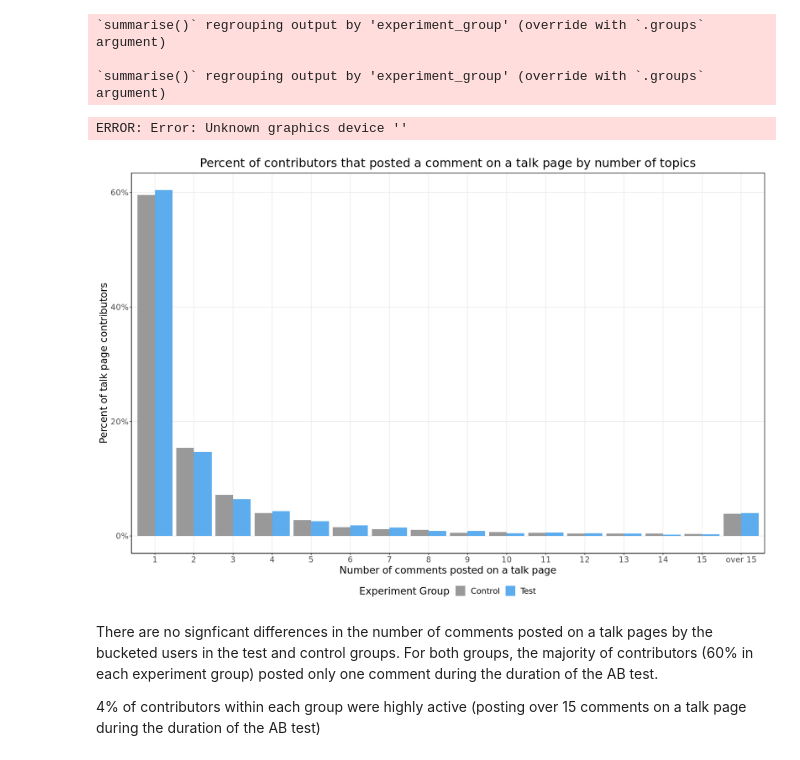
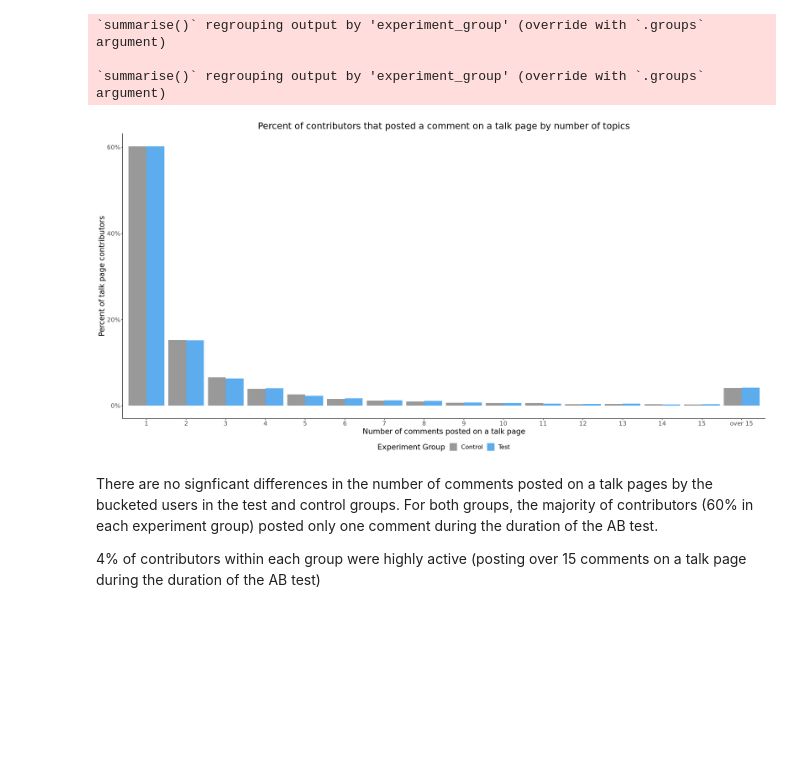
Before and after one commit to wikimedia-research/Topic-notifications-analysis-2022, a Jupyter notebook: topic_notifications_ab_test_report.ipynb, the cells around one changed output. Drawn from its saved outputs; the diff is of its cells as text; code cells hidden in the pictures; blank space fills up the shorter version.

```diff
--- a/topic_notifications_ab_test_report.ipynb
+++ b/topic_notifications_ab_test_report.ipynb
@@ -1027,28 +1044,26 @@ topic_contributors_bygroup <- topic_events %>%
 # %%
 # Chart groups
 
 p <- topic_contributors_bygroup  %>%
     ggplot(aes(x=topic_count_group, y = percent_users, fill =experiment_group)) +
     geom_col(position = 'dodge') +
     scale_y_continuous(labels = scales::percent) +
     labs (y = "Percent of talk page contributors",
           x = "Number of comments posted on a talk page",
          title = "Percent of contributors that posted a comment on a talk page by number of topics")  +
-     theme_bw() +
    scale_fill_manual(values= c("#999999", "steelblue2"), name = "Experiment Group", labels = c("Control", "Test")) +
   theme(
         panel.grid.minor = element_blank(),
         panel.background = element_blank(),
         plot.title = element_text(hjust = 0.5),
         text = element_text(size=16),
         legend.position="bottom",
         axis.line = element_line(colour = "black"))
 p
 
-ggsave("Figures/topic_contributors_bygroup", p, width = 16, height = 8, units = "in", dpi = 300)
+ggsave("Figures/topic_contributors_bygroup.png", p, width = 16, height = 8, units = "in", dpi = 300)
 # %% [output]
-ERROR: Error: Unknown graphics device ''
-[figure, old version]
+[figure, new version]
 # %% [markdown]
 There are no signficant differences in the number of comments posted on a talk pages by the bucketed users in the test and control groups. For both groups, the majority of contributors (60% in each experiment group) posted only one comment during the duration of the AB test.
 
```
Also changed, not shown: parts of 26 cells of this notebook.
